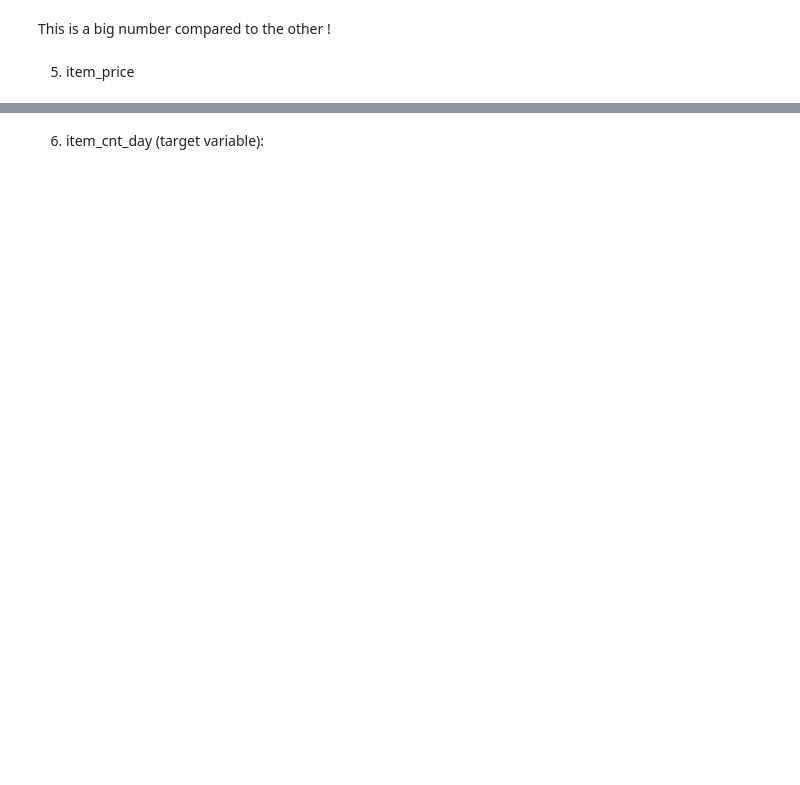
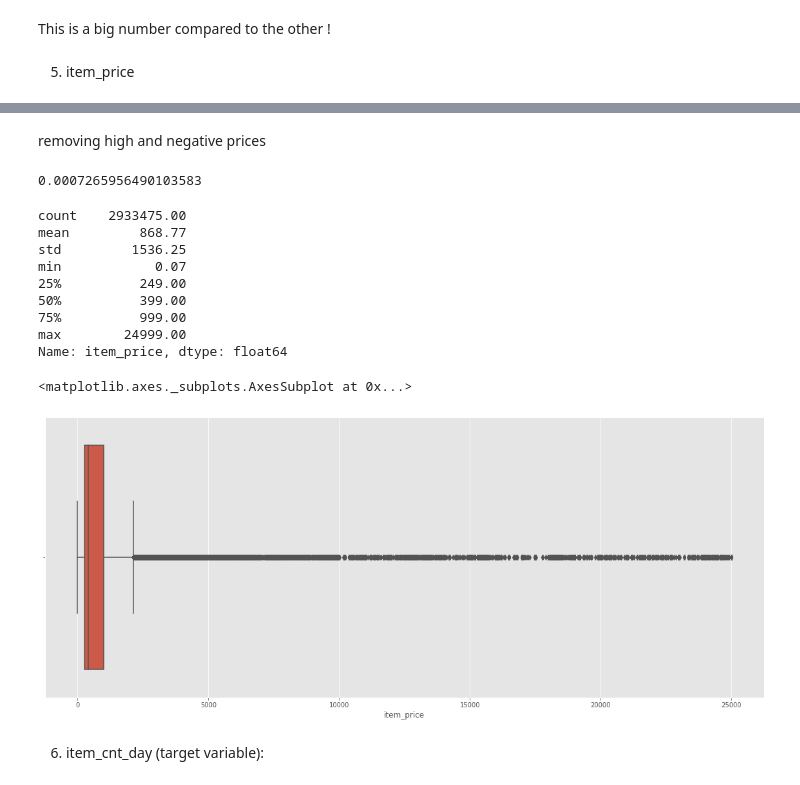
Before and after one commit to mohiiieldin/Predict-Future-Sales-Competition-on-Kaggle-Python-, a Jupyter notebook: Predict_Future_Sales.ipynb, the cells around one changed output, grey strips where cells are left out. Cells and saved outputs as stored; diff of their text form; code cells hidden in the pictures; blank space fills up the shorter version.

```diff
--- a/Predict_Future_Sales.ipynb
+++ b/Predict_Future_Sales.ipynb
@@ -146,3 +174,27 @@ sns.boxplot(sales.item_price)
+# %% [markdown]
+removing high and negative prices
+# %%
+len(sales[sales.item_price > 25000] )/len(sales)
+# %% [output]
+0.0007265956490103583
+# %%
+sales = sales[(sales.item_price > 0) & (sales.item_price <= 25000)]
+# %%
+print(sales.item_price.describe().round(2))
+plt.figure(figsize = (20 , 8))
+sns.boxplot(sales.item_price)
+# %% [output]
+count    2933475.00
+mean         868.77
+std         1536.25
+min            0.07
+25%          249.00
+50%          399.00
+75%          999.00
+max        24999.00
+Name: item_price, dtype: float64
+<matplotlib.axes._subplots.AxesSubplot at 0x...>
+[figure, added]
 # %% [markdown]
 6) item_cnt_day (target variable):
 # %%
```
Also changed, not shown: parts of 151 cells of this notebook.
